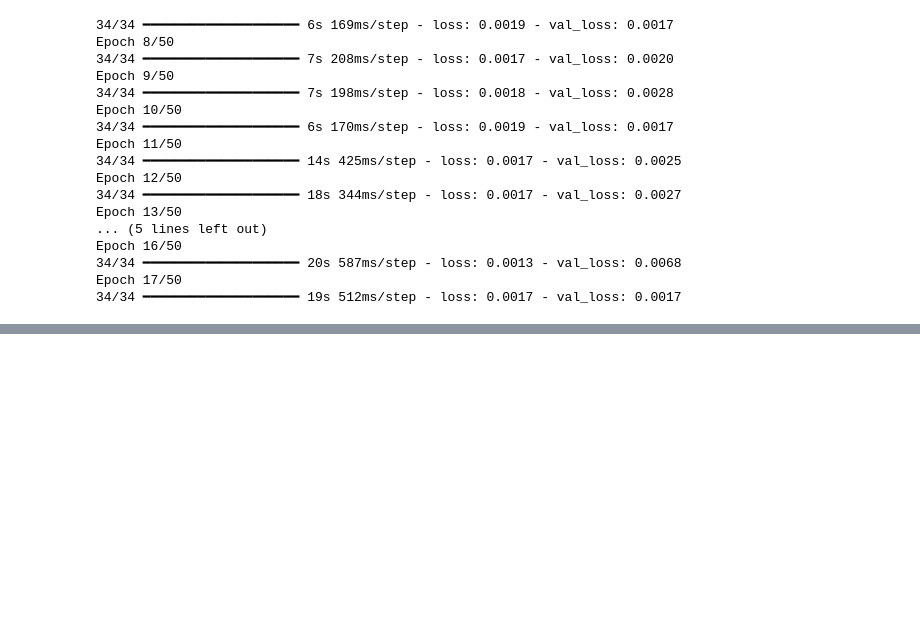
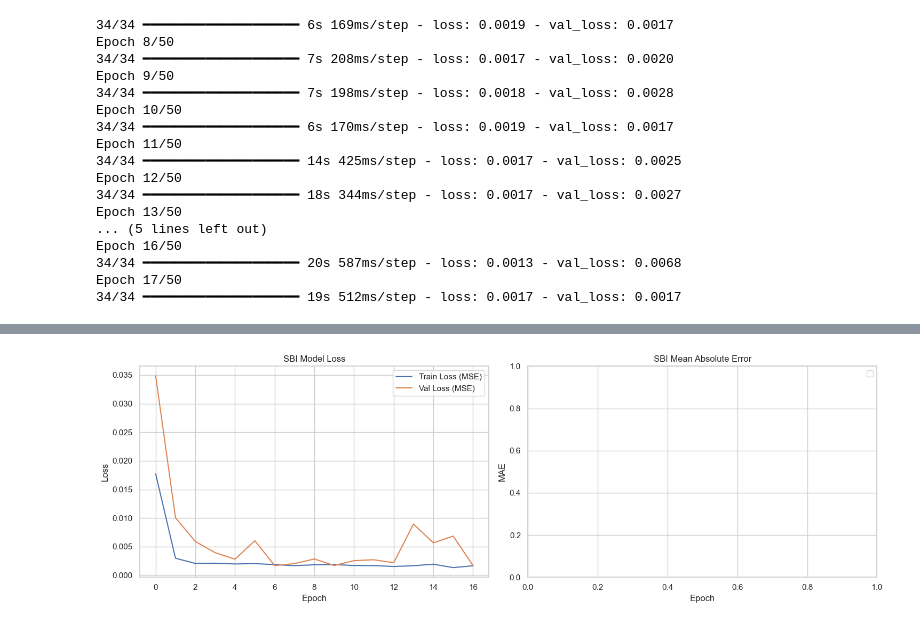
Before and after one commit to sakalesha/mini-project, a Jupyter notebook: notebooks/Stock_Prediction_LSTM.ipynb, the cells around one changed output, grey strips where cells are left out. Saved outputs shown, nothing was run; the diff lists cells and outputs as text; code cells hidden in the pictures; blank space fills up the shorter version.

```diff
--- a/notebooks/Stock_Prediction_LSTM.ipynb
+++ b/notebooks/Stock_Prediction_LSTM.ipynb
@@ -259,0 +263,31 @@ Epoch 17/50
+# %%
+def plot_training_history(history, bank_name):
+    fig, (ax1, ax2) = plt.subplots(1, 2, figsize=(15, 5))
+
+    # Plot MSE Loss
+    ax1.plot(history.history['loss'], label='Train Loss (MSE)')
+    ax1.plot(history.history['val_loss'], label='Val Loss (MSE)')
+    ax1.set_title(f'{bank_name} Model Loss')
+    ax1.set_ylabel('Loss')
+    ax1.set_xlabel('Epoch')
+    ax1.legend()
+
+    # Plot MAE
+    if 'mae' in history.history:
+        ax2.plot(history.history['mae'], label='Train MAE')
+        ax2.plot(history.history['val_mae'], label='Val MAE')
+    elif 'mean_absolute_error' in history.history:
+        ax2.plot(history.history['mean_absolute_error'], label='Train MAE')
+        ax2.plot(history.history['val_mean_absolute_error'], label='Val MAE')
+    ax2.set_title(f'{bank_name} Mean Absolute Error')
+    ax2.set_ylabel('MAE')
+    ax2.set_xlabel('Epoch')
+    ax2.legend()
+
+    plt.tight_layout()
+    plt.savefig(f'../results/plots/{bank_name.lower()}_training_history.png')
+    plt.show()
+
+plot_training_history(history, 'SBI')
+# %% [output]
+[figure, added]
```
Also changed, not shown: parts of 7 cells of this notebook, 11 other files.
